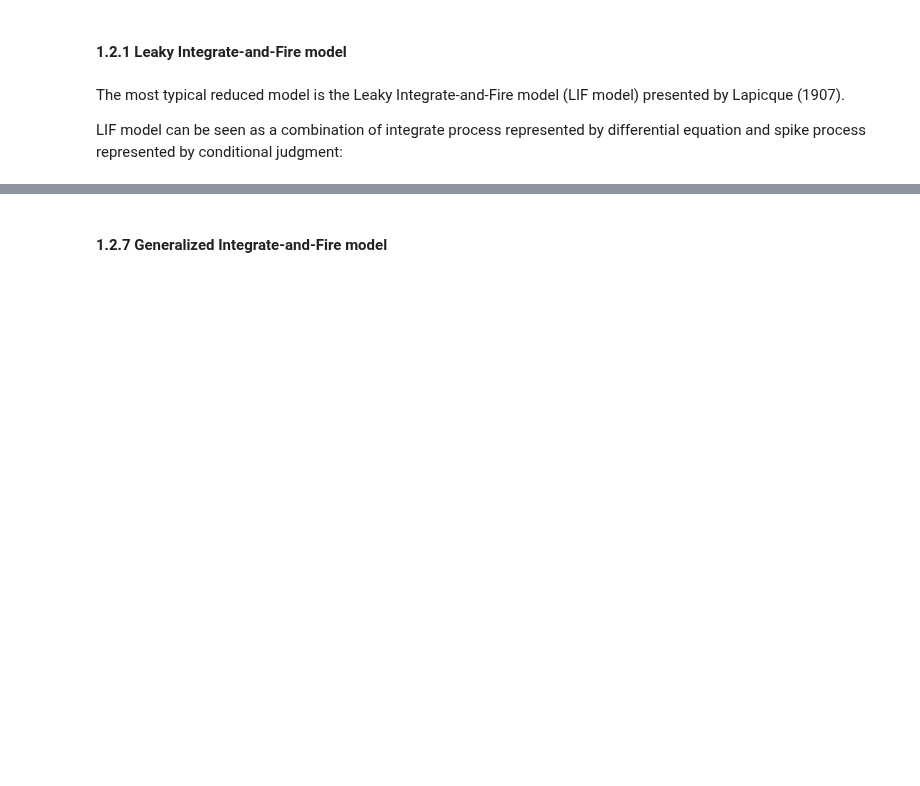
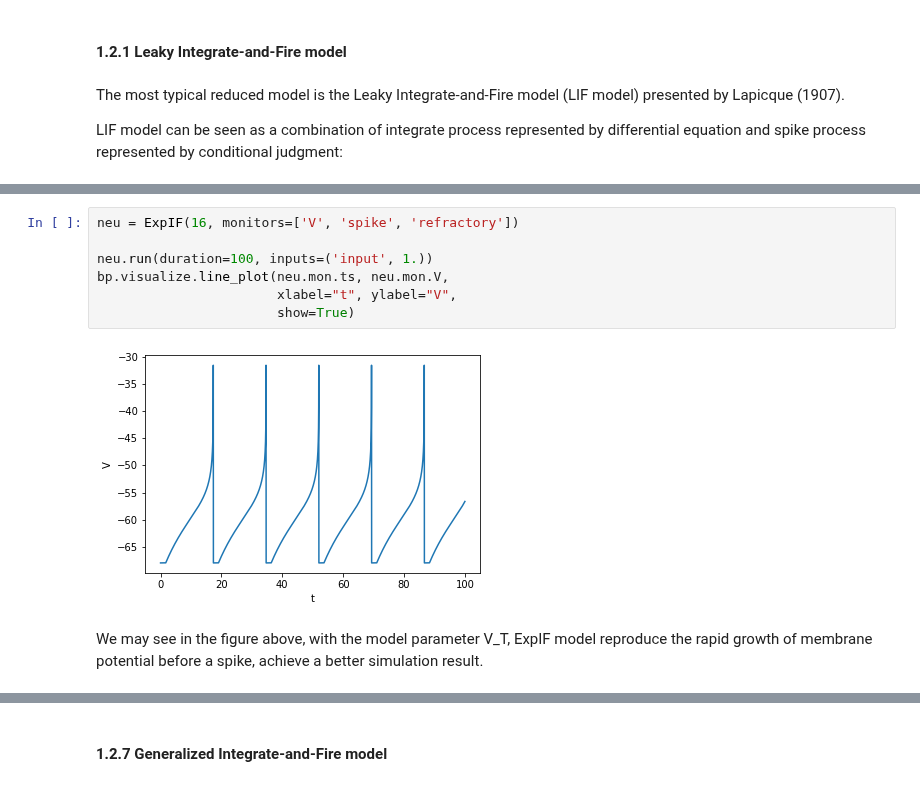
Before and after one commit to quanpeng0/BrainModels, a Jupyter notebook: docs/BrainPy-tutorial/Tutorial-neu_snn.ipynb, the cells around one changed output, grey strips where cells are left out. Cells and saved outputs as stored; diff of their text form; blank space fills up the shorter version.

```diff
--- a/docs/BrainPy-tutorial/Tutorial-neu_snn.ipynb
+++ b/docs/BrainPy-tutorial/Tutorial-neu_snn.ipynb
@@ -235,0 +388,11 @@ In HR model, the trajectory of x and y approaches a limit cycle, that’s why th
+# %%
+neu = ExpIF(16, monitors=['V', 'spike', 'refractory'])
+
+neu.run(duration=100, inputs=('input', 1.))
+bp.visualize.line_plot(neu.mon.ts, neu.mon.V,
+                       xlabel="t", ylabel="V",
+                       show=True)
+# %% [output]
+[figure, added]
+# %% [markdown]
+We may see in the figure above, with the model parameter V_T, ExpIF model reproduce the rapid growth of membrane potential before a spike, achieve a better simulation result.
```
Also changed, not shown: parts of 106 cells of this notebook, 31 other files.
